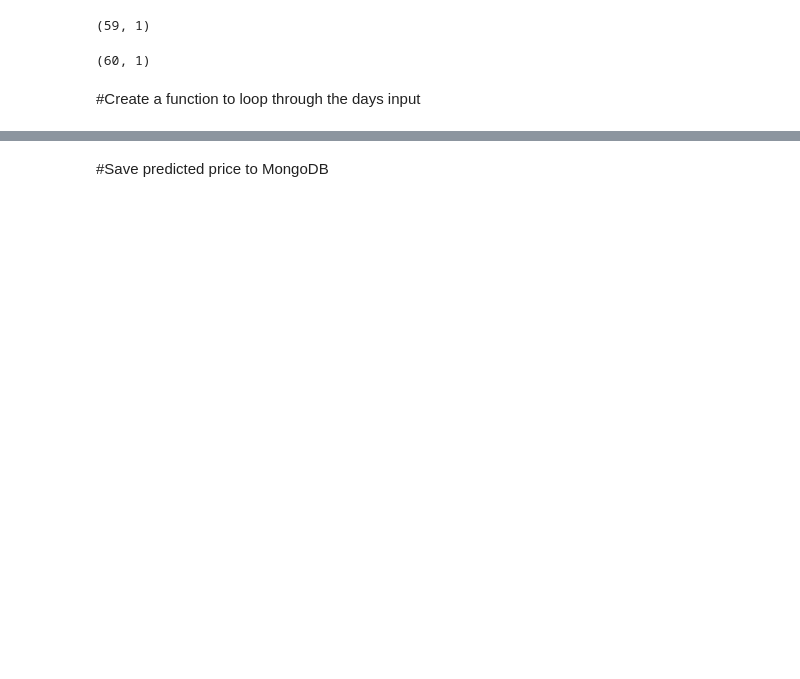
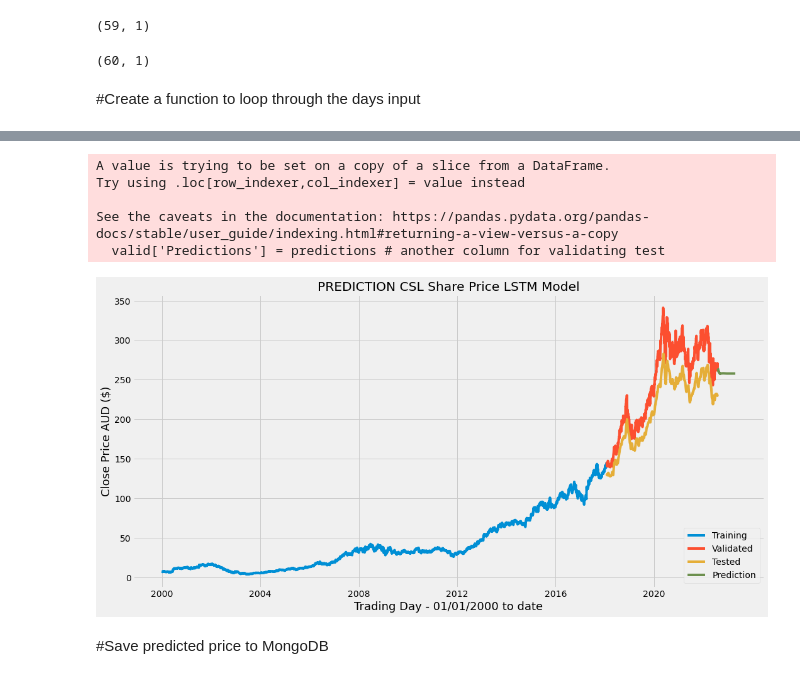
Before and after one commit to antoinetteboyle/Demystifying-ML, a Jupyter notebook: shares/m_models/model_LSTM_CSL.ipynb, the cells around one changed output, grey strips where cells are left out. Cells and saved outputs as stored; diff of their text form; code cells hidden in the pictures; blank space fills up the shorter version.

```diff
--- a/shares/m_models/model_LSTM_CSL.ipynb
+++ b/shares/m_models/model_LSTM_CSL.ipynb
@@ -317,7 +319,7 @@ last_sixty = close_sixty_val.reshape(-1,1)
 price_list=[]
 
 #Function to predict future days predicted price, in loop
-input = 80 #days
+input = 180 #days
 if input == "":
     input = 1
 else:
@@ -369,0 +372,10 @@ Could not predict further!
+# %%
+df_len = len(df.index) # length of the original dataframe
+col_name = ['Close']
+df_filtered = df.filter(col_name)
+df_filtered_len = len(df_filtered.index)
+df_filtered_len
+len_pred_df = df_filtered_len+input # length of the original dataframe plus the users new inputs
+print(train_data_len,df_len,len_pred_df)
+new_data =df_filtered.append(pd.DataFrame(price_list,columns=col_name),ignore_index=True)
+new_data.tail(10)
@@ -370,3 +395,30 @@ Could not predict further!
+# %%
+#Plot the data to validate the test data
+
+plt.style.use('fivethirtyeight')
+train = new_data.iloc[:train_data_len] # actual train data from 0 rows until train data end
+valid = new_data.iloc[train_data_len:df_len] # actual test data from train data end until end of all sampled data
+valid['Predictions'] = predictions # another column for validating test
+predict = new_data.iloc[df_len:len_pred_df] # user prediction data from loop
+
+plt.figure(figsize=(16,8))
+plt.title('PREDICTION CSL Share Price LSTM Model')
+plt.xlabel('Trading Day - 01/01/2000 to date', fontsize=18)
+plt.ylabel('Close Price AUD ($)',fontsize=18)
+plt.plot(train['Close'])
+plt.plot(valid[['Close','Predictions']])
+plt.plot(predict['Close'])
+plt.legend(['Training','Validated','Tested','Prediction'],loc='lower right')
+x = np.arange(2000,2024,4)
+plt.xticks([0,1000,2000,3000,4000,5000],x)
+plt.show()
+# %% [output]
+A value is trying to be set on a copy of a slice from a DataFrame.
+Try using .loc[row_indexer,col_indexer] = value instead
+
+See the caveats in the documentation: https://pandas.pydata.org/pandas-docs/stable/user_guide/indexing.html#returning-a-view-versus-a-copy
+  valid['Predictions'] = predictions # another column for validating test
+[figure, added]
 # %% [markdown]
 #Save predicted price to MongoDB
 # %%
```
Also changed, not shown: parts of 10 cells of this notebook, 38 other files.
